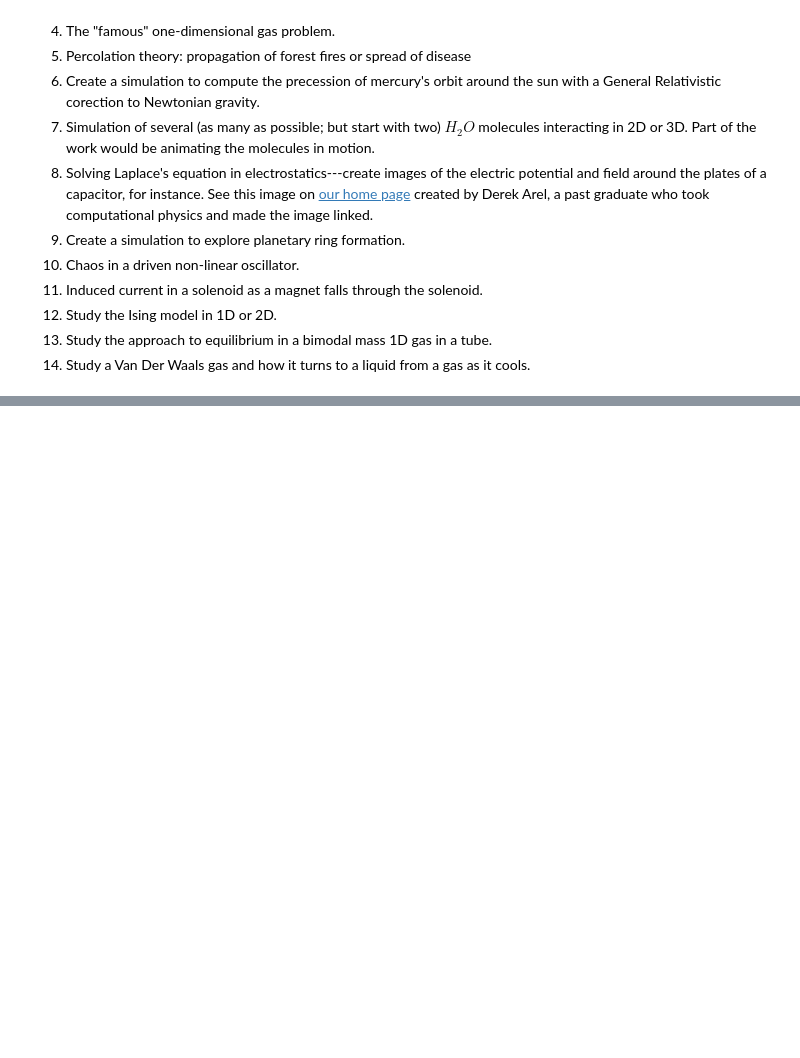
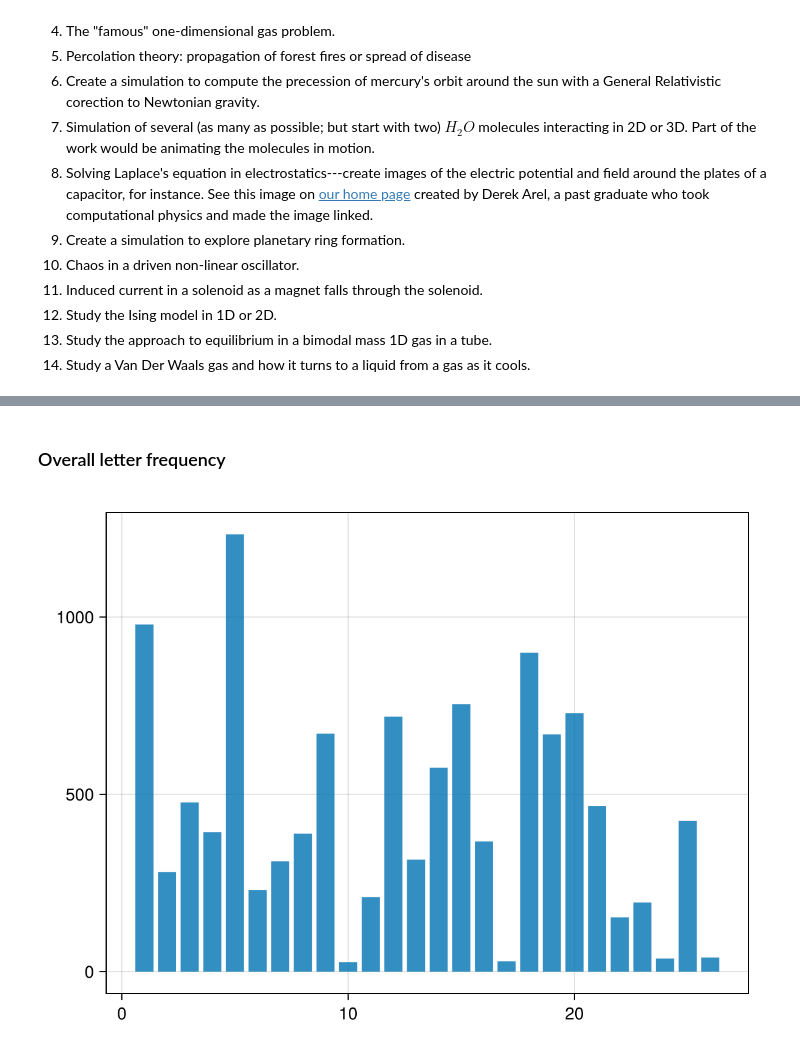
Before and after one commit to CompPhysJulia/Spring2024, a Jupyter notebook: LectureNotes/Class20_18Mar2024/Class20_18Mar2024.ipynb, the cells around one changed output, grey strips where cells are left out. Cells and saved outputs as stored; diff of their text form; code cells hidden in the pictures; blank space fills up the shorter version.

```diff
--- a/LectureNotes/Class20_18Mar2024/Class20_18Mar2024.ipynb
+++ b/LectureNotes/Class20_18Mar2024/Class20_18Mar2024.ipynb
@@ -82,0 +69,15 @@ words = readdlm("WordleList.txt")
+# %%
+function letter_frequency(word_list)
+    valid_letters = 1:26
+    letters = zeros(Int, 26)
+    for word in word_list
+        for letter in word
+            if Int(letter)-96 in valid_letters
+                letters[Int(letter)-96] += 1
+            else
+                println(typeof(word))
+            end
+        end
+    end
+    return letters
+end
@@ -82,0 +138,9 @@ words = readdlm("WordleList.txt")
+# %% [markdown]
+### Overall letter frequency
+# %%
+
+letters = letter_frequency(allowed_words)
+p = barplot(letters)
+p
+# %% [output]
+[figure, added]
```
Also changed, not shown: parts of 8 cells of this notebook, 2 other files.
